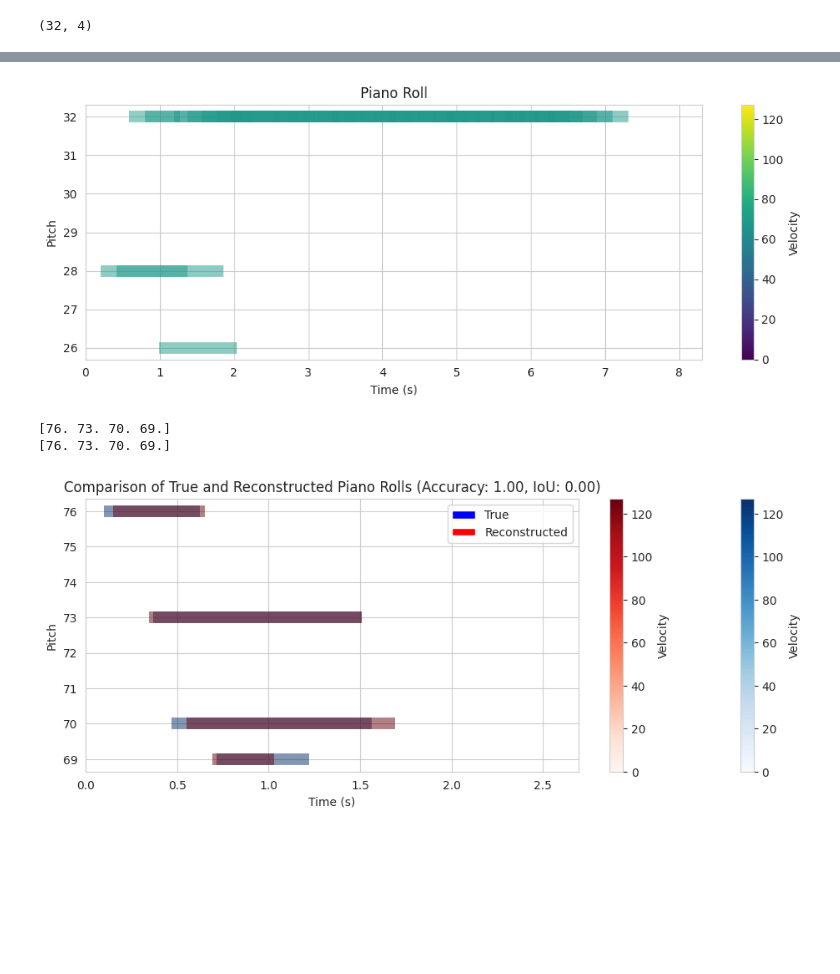
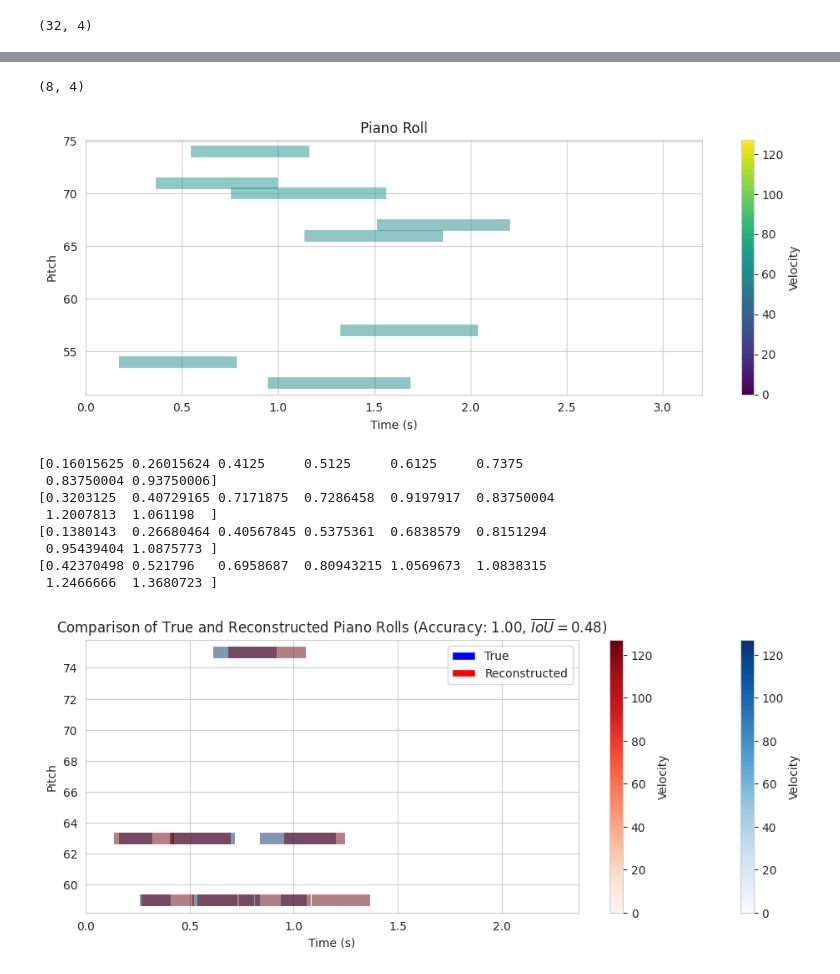
Before and after one commit to T04STER/MidiRepGen, a Jupyter notebook: tests_events.ipynb, the cells around one changed output, grey strips where cells are left out. Cells and saved outputs as stored; diff of their text form; code cells hidden in the pictures; blank space fills up the shorter version.

```diff
--- a/tests_events.ipynb
+++ b/tests_events.ipynb
@@ -399,9 +411,13 @@ def plot_piano_roll(note_array, figsize=(10, 4)):
     ax.set_title('Piano Roll')
     fig.tight_layout()
 
+noise = torch.randn(1, LATENT_DIM).cuda()
+eg_track = sampler(noise, 8, vae)
 plot_piano_roll(eg_track[0].detach().cpu().numpy())
+note_events_to_pretty_midi(eg_track[0], path="eg_track.mid")
 # %% [output]
+(8, 4)
-[figure, old version]
+[figure, new version]
 # %%
 from matplotlib.patches import Patch
 
@@ -455,68 +471,95 @@ def iou_intervals(pred_start, pred_duration, target_start, target_duration):
     intersection = np.maximum(0, inter_end - inter_start)
 
     union = np.maximum(pred_end, target_end) - np.minimum(pred_start, target_start)
-    iou = intersection / union
+
+    with np.errstate(divide='ignore', invalid='ignore'):
+        iou = np.where(union > 0, intersection / union, 0.0)
+
     return iou
 
-def pitch_match_accuracy_iou_ordered(pred_notes, target_notes, iou_threshold=0.5):
+def unoffset_notes_start(notes: np.ndarray):
+    """Unoffsets start time"""
+    if isinstance(notes, torch.Tensor):
+        notes = notes.detach().cpu().numpy()
+    if notes.shape[1] < 4:
+        raise ValueError("Notes must have at least 4 columns (pitch, start, duration, velocity)")
+
+    unoffset_start = np.cumsum(notes[:, 2])
+    unoffset_notes = np.copy(notes)
+    unoffset_notes[:, 2] = unoffset_start
+    return unoffset_notes
+
+def pitch_match_accuracy_iou_ordered(pred_notes, target_notes, iou_threshold=0.1):
     if isinstance(pred_notes, torch.Tensor):
         pred_notes = pred_notes.detach().cpu().numpy()
     if isinstance(target_notes, torch.Tensor):
         target_notes = target_notes.detach().cpu().numpy()
     N_pred = pred_notes.shape[0]
     N_target = target_notes.shape[0]
-
+    pred_notes = unoffset_notes_start(pred_notes)
+    target_notes = unoffset_notes_start(target_notes)
     # Compare up to the min length (to avoid indexing errors)
     N = min(N_pred, N_target)
 
     pred_pitch = pred_notes[:N, 0]
-    pred_start = pred_notes[:N, 1]
-    pred_duration = pred_notes[:N, 2]
+    pred_start = pred_notes[:N, 2]
+    pred_duration = pred_notes[:N, 3]
 
     target_pitch = target_notes[:N, 0]
-    target_start = target_notes[:N, 1]
-    target_duration = target_notes[:N, 2]
-    print(pred_pitch)
-    print(target_pitch)
-    # Pitch matches at the same position
+    target_start = target_notes[:N, 2]
+    target_duration = target_notes[:N, 3]
+
     pitch_matches = (pred_pitch == target_pitch)
 
-    # IoU at the same position
+    print(target_start)
+    print(target_start + target_duration)
+    print(pred_start)
+    print(pred_start +  pred_duration)
+
+
     ious = iou_intervals(pred_start, pred_duration, target_start, target_duration)
 
+
     # Match if pitch matches and IoU above threshold
+    # TODO: change matches to mAP
     matches = pitch_matches & (ious >= iou_threshold)
 
     accuracy = pitch_matches.sum() / N if N > 0 else 0.0
     return accuracy, ious, matches
 
 
 def compare_reco_true(true, reco, figsize=(10, 4), threshold=0.5):
     fig, ax = plt.subplots(1, 1, figsize=figsize, sharex=True)
     plot_piano_roll_return(true, figsize=figsize, fig=fig, ax=ax, cmap='Blues')
     plot_piano_roll_return(reco, figsize=figsize, fig=fig, ax=ax, cmap='Reds')
 
     acc, iou, _ = pitch_match_accuracy_iou_ordered(
         reco, true, iou_threshold=threshold
     )
-    ax.set_title('Comparison of True and Reconstructed Piano Rolls (Accuracy: {:.2f}, IoU: {:.2f})'.format(acc, iou.mean()))
+    ax.set_title('Comparison of True and Reconstructed Piano Rolls (Accuracy: {:.2f}, $\\overline{{IoU}} = {:.2f}$)'.format(acc, iou.mean()))
     legend_elements = [
         Patch(facecolor='blue', label='True'),
         Patch(facecolor='red', label='Reconstructed'),
     ]
     plt.legend(handles=legend_elements)
     plt.show()
 
 
 compare_reco_true(
     track_true,
     track_reco.squeeze(0).detach().cpu().numpy(),
     figsize=(10, 4)
 )
 # %% [output]
-[76. 73. 70. 69.]
-[76. 73. 70. 69.]
+[0.16015625 0.26015624 0.4125     0.5125     0.6125     0.7375
+ 0.83750004 0.93750006]
+[0.3203125  0.40729165 0.7171875  0.7286458  0.9197917  0.83750004
+ 1.2007813  1.061198  ]
+[0.1380143  0.26680464 0.40567845 0.5375361  0.6838579  0.8151294
+ 0.95439404 1.0875773 ]
+[0.42370498 0.521796   0.6958687  0.80943215 1.0569673  1.0838315
+ 1.2466666  1.3680723 ]
-[figure, old version]
+[figure, new version]
 # %%
 track_reco
 # %% [output]
```
Also changed, not shown: parts of 19 cells of this notebook, 24 other files.
